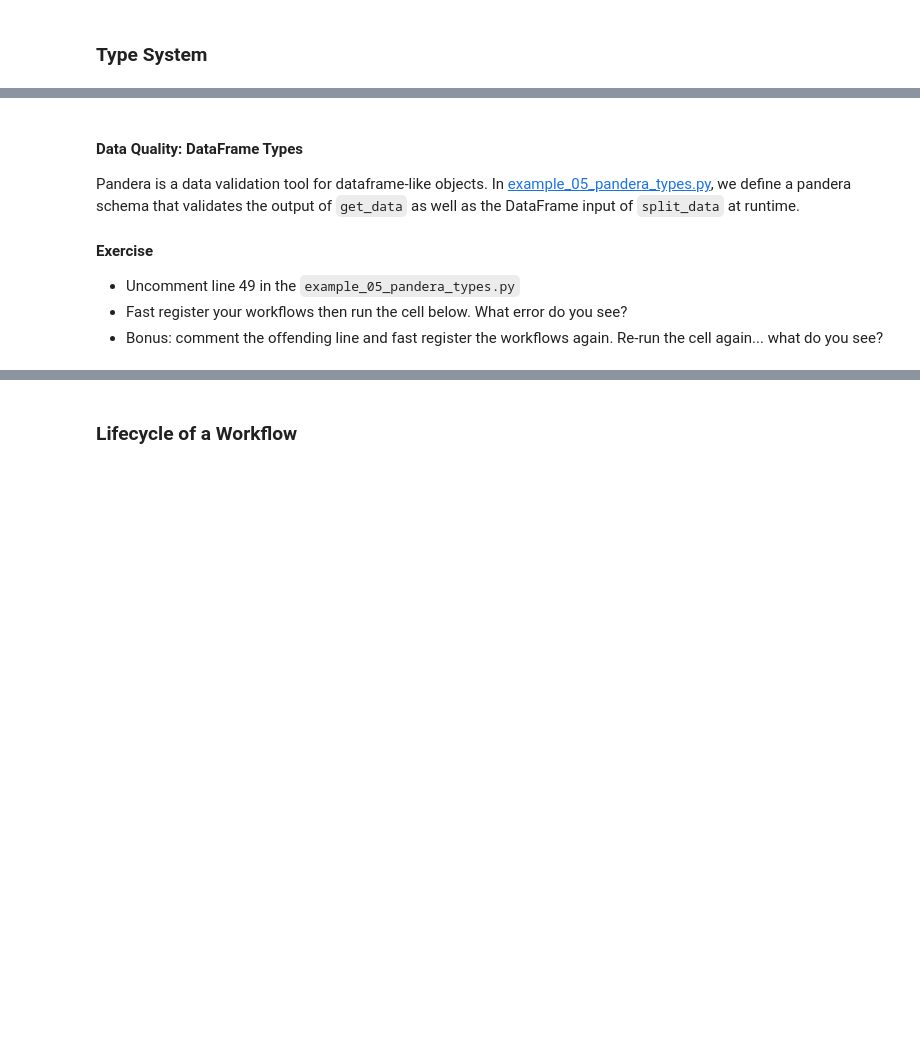
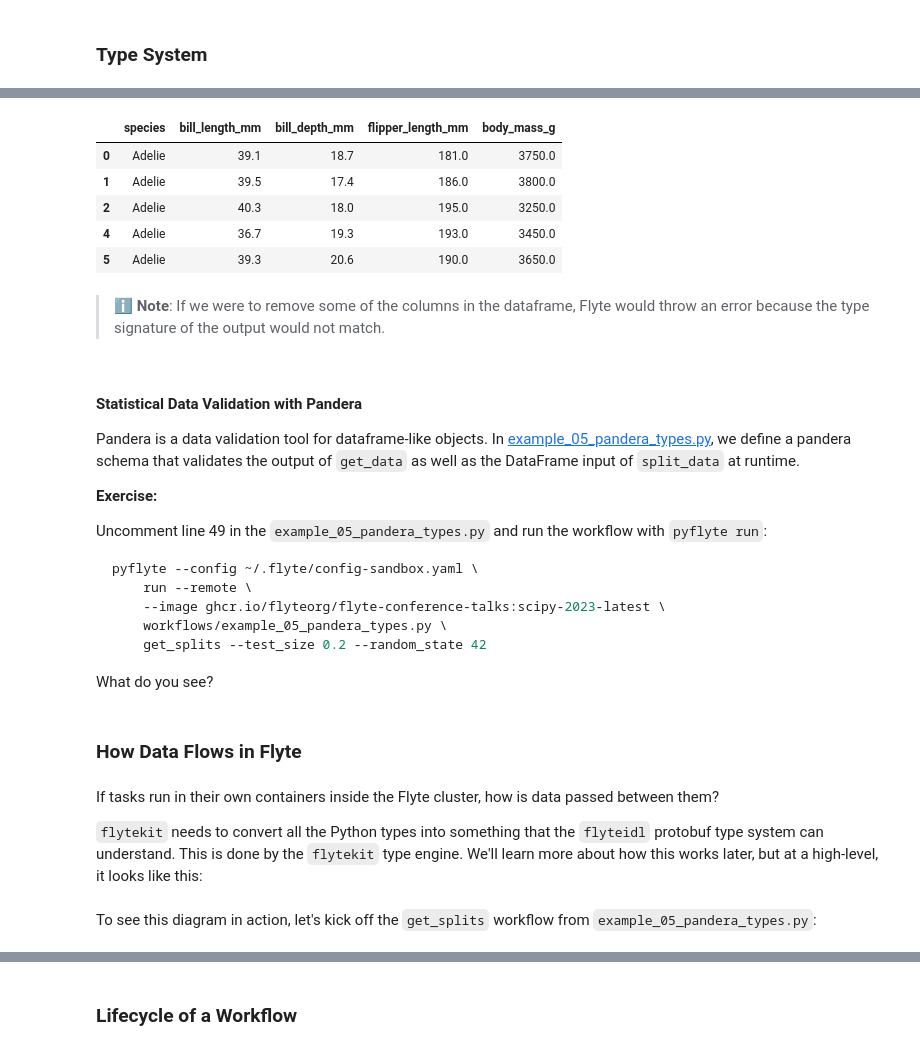
Before and after one commit to flyteorg/flyte-conference-talks, a Jupyter notebook: scipy-2023/workshop.ipynb, the cells around one changed output, grey strips where cells are left out. Drawn from its saved outputs; the diff is of its cells as text; code cells hidden in the pictures; blank space fills up the shorter version.

````diff
--- a/scipy-2023/workshop.ipynb
+++ b/scipy-2023/workshop.ipynb
@@ -258,17 +425,78 @@ What error do you see?
+# %%
+from typing import Annotated
+
+import pandas as pd
+from palmerpenguins import load_penguins
+
+from flytekit import kwtypes
+from flytekit.types.structured import StructuredDataset
+
+from workflows.example_00_intro import TARGET, FEATURES
+
+
+PenquinsDataset = Annotated[
+    StructuredDataset,
+    kwtypes(
+        species=str,
+        bill_length_mm=float,
+        bill_depth_mm=float,
+        flipper_length_mm=float,
+        body_mass_g=float,
+    ),
+]
+
+@task
+def get_data() -> PenquinsDataset:
+    return StructuredDataset(load_penguins()[[TARGET] + FEATURES].dropna())
+
+structured_data = get_data()
+structured_data.open(pd.DataFrame).all().head()
+# %% [output]
+|  | species | bill_length_mm | bill_depth_mm | flipper_length_mm | body_mass_g |
+| 0 | Adelie | 39.1 | 18.7 | 181.0 | 3750.0 |
+| 1 | Adelie | 39.5 | 17.4 | 186.0 | 3800.0 |
+| 2 | Adelie | 40.3 | 18.0 | 195.0 | 3250.0 |
+| 4 | Adelie | 36.7 | 19.3 | 193.0 | 3450.0 |
+| 5 | Adelie | 39.3 | 20.6 | 190.0 | 3650.0 |
+# %% [markdown]
+> ℹ️ **Note**: If we were to remove some of the columns in the dataframe, Flyte
+> would throw an error because the type signature of the output would not match.
 # %% [markdown]
-#### Data Quality: DataFrame Types
+#### Statistical Data Validation with Pandera
 
 Pandera is a data validation tool for dataframe-like objects. In
 [example_05_pandera_types.py](./workflows/example_05_pandera_types.py), we define
 a pandera schema that validates the output of `get_data` as well as the DataFrame
 input of `split_data` at runtime.
 
-#### Exercise
+**Exercise:**
 
-- Uncomment line 49 in the `example_05_pandera_types.py`
-- Fast register your workflows then run the cell below. What error do you see?
-- Bonus: comment the offending line and fast register the workflows again.
-  Re-run the cell again... what do you see?
+Uncomment line 49 in the `example_05_pandera_types.py` and run the workflow with
+`pyflyte run`:
+
+```bash
+pyflyte --config ~/.flyte/config-sandbox.yaml \
+    run --remote \
+    --image ghcr.io/flyteorg/flyte-conference-talks:scipy-2023-latest \
+    workflows/example_05_pandera_types.py \
+    get_splits --test_size 0.2 --random_state 42
+```
+
+What do you see?
+# %% [markdown]
+### How Data Flows in Flyte
+# %% [markdown]
+If tasks run in their own containers inside the Flyte cluster, how is data passed between them?
+
+`flytekit` needs to convert all the Python types into something that the `flyteidl`
+protobuf type system can understand. This is done by the `flytekit` type engine.
+We'll learn more about how this works later, but at a high-level, it looks like
+this:
+
+<image src="static/flyte_data_flow.png" width="500px">
+# %% [markdown]
+To see this diagram in action, let's kick off the `get_splits` workflow from
+`example_05_pandera_types.py`:
 # %%
 from workflows import example_05_pandera_types
 from workflows.utils import get_remote
````
Also changed, not shown: parts of 67 cells of this notebook, 12 other files.
